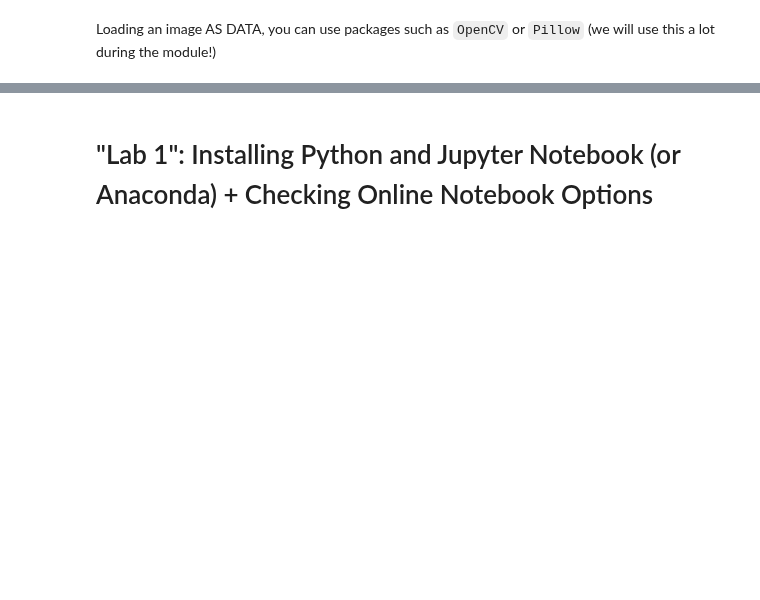
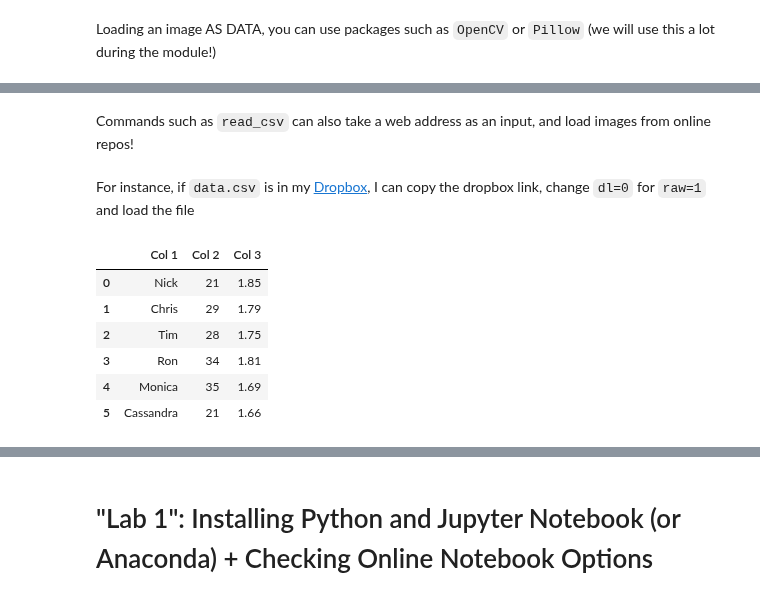
Before and after one commit to carlosfmorenog/CMM536, a Jupyter notebook: CMM536_Topic_1/CMM536_T1_Lec.ipynb, the cells around one changed output, grey strips where cells are left out. Drawn from its saved outputs; the diff is of its cells as text; code cells hidden in the pictures; blank space fills up the shorter version.

```diff
--- a/CMM536_Topic_1/CMM536_T1_Lec.ipynb
+++ b/CMM536_Topic_1/CMM536_T1_Lec.ipynb
@@ -141,0 +144,16 @@ data_git2
+# %% [markdown]
+Commands such as `read_csv` can also take a web address as an input, and load images from online repos!
+# %% [markdown]
+For instance, if `data.csv` is in my [Dropbox](https://www.dropbox.com/), I can copy the dropbox link, change `dl=0` for `raw=1` and load the file
+# %%
+# This command will run anywhere (as long as you have internet connection)
+data_dropbox = pd.read_csv('https://www.dropbox.com/s/81tg8eyb4upnift/data.csv?raw=1')
+data_dropbox
+# %% [output]
+|  | Col 1 | Col 2 | Col 3 |
+| 0 | Nick | 21 | 1.85 |
+| 1 | Chris | 29 | 1.79 |
+| 2 | Tim | 28 | 1.75 |
+| 3 | Ron | 34 | 1.81 |
+| 4 | Monica | 35 | 1.69 |
+| 5 | Cassandra | 21 | 1.66 |
```
Also changed, not shown: parts of 33 cells of this notebook.
